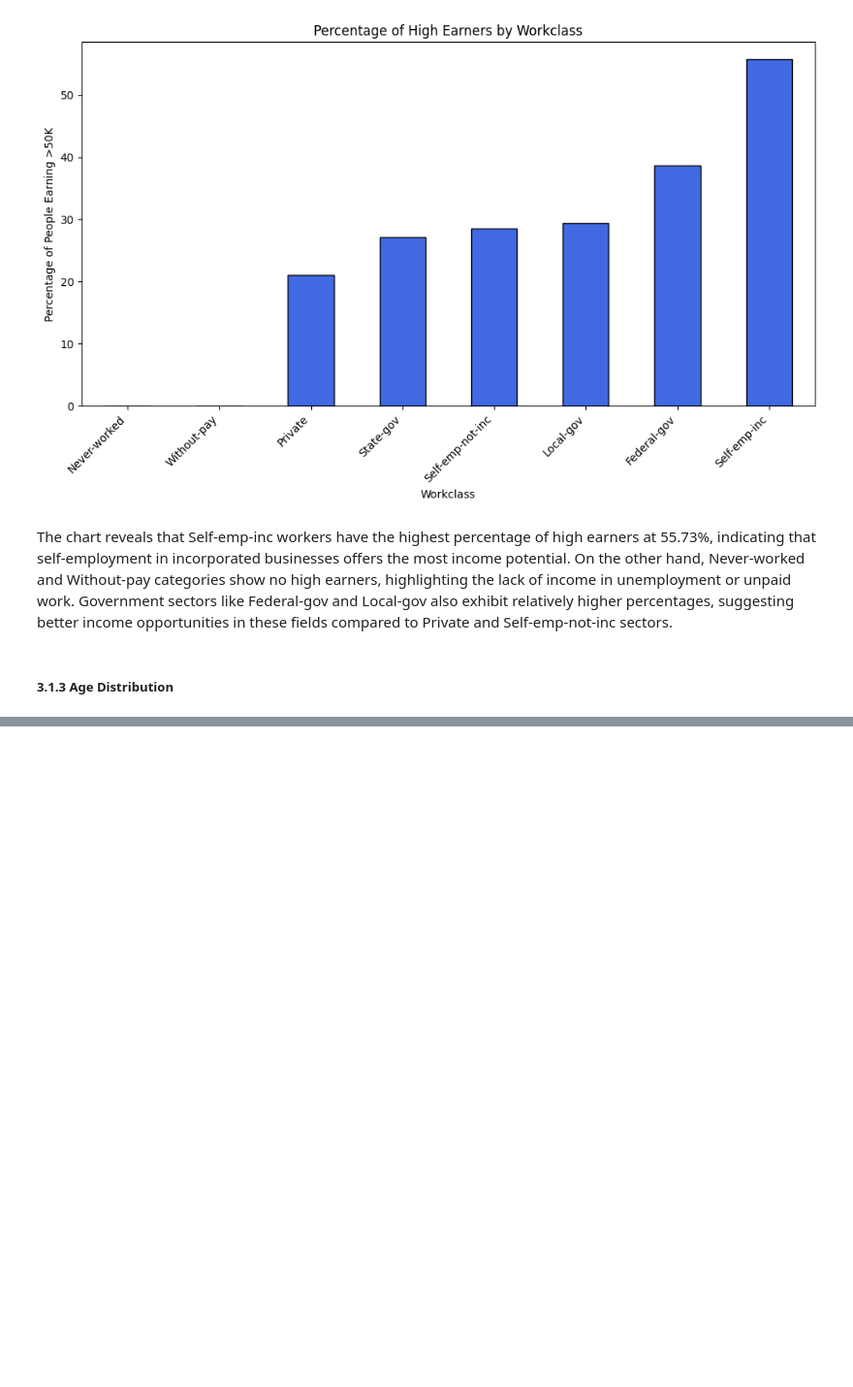
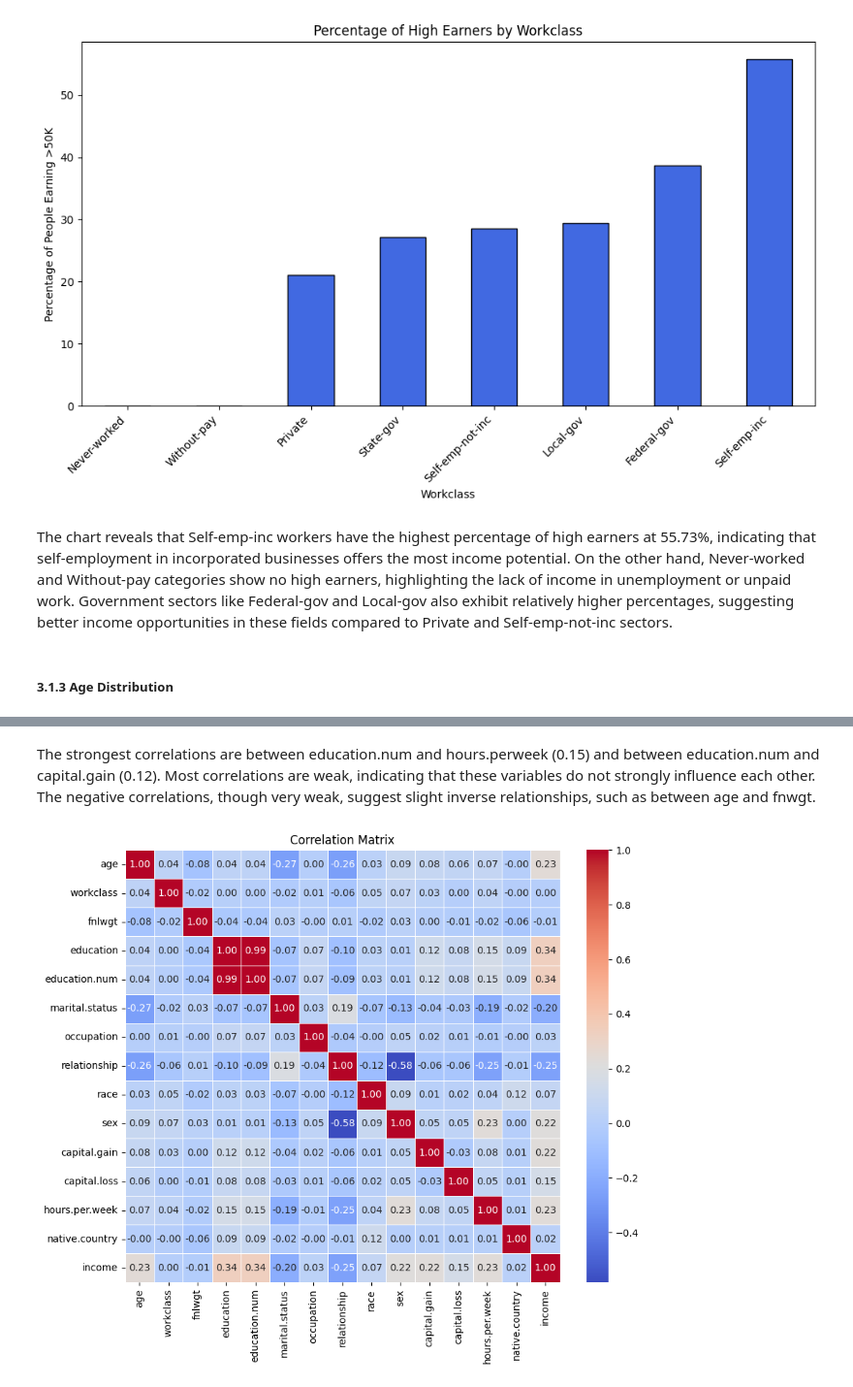
Before and after one commit to logcho/adult-income-analysis, a Jupyter notebook: notebooks/exploration.ipynb, the cells around one changed output, grey strips where cells are left out. Shown at 97% size. Saved outputs shown, nothing was run; the diff lists cells and outputs as text; code cells hidden in the pictures; blank space fills up the shorter version.

```diff
--- a/notebooks/exploration.ipynb
+++ b/notebooks/exploration.ipynb
@@ -349,0 +361,42 @@ plt.show()
+# %% [markdown]
+The strongest correlations are between education.num and hours.perweek (0.15) and between education.num and capital.gain (0.12). Most correlations are weak, indicating that these variables do not strongly influence each other. The negative correlations, though very weak, suggest slight inverse relationships, such as between age and fnwgt.
+# %%
+# Encode the target variable 'income' to numerical format
+df['income'].replace(to_replace=['<=50K', '>50K'], value=[0, 1], inplace=True)
+
+# Define correct education level order from lowest to highest
+education_order = [
+    'Preschool', '1st-4th', '5th-6th', '7th-8th', '9th', '10th', '11th', '12th',
+    'HS-grad', 'Some-college', 'Assoc-acdm', 'Assoc-voc', 'Bachelors',
+    'Masters', 'Prof-school', 'Doctorate'
+]
+
+# Convert 'education' to categorical with the correct order
+df['education'] = pd.Categorical(df['education'], categories=education_order, ordered=True)
+
+# Convert to numerical values based on the defined order
+df['education'] = df['education'].cat.codes
+
+
+# Encode categorical columns into numerical values
+df['workclass'] = df['workclass'].astype('category').cat.codes
+df['education'] = df['education'].astype('category').cat.codes
+df['marital.status'] = df['marital.status'].astype('category').cat.codes
+df['occupation'] = df['occupation'].astype('category').cat.codes
+df['relationship'] = df['relationship'].astype('category').cat.codes
+df['race'] = df['race'].astype('category').cat.codes
+df['sex'] = df['sex'].astype('category').cat.codes
+df['native.country'] = df['native.country'].astype('category').cat.codes
+# Exclude non-numeric columns from the correlation calculation
+numeric_columns = df.select_dtypes(include=['number']).columns
+
+# Calculate the correlation matrix for numeric columns only
+corr_matrix = df[numeric_columns].corr()
+
+# Plot the heatmap
+plt.figure(figsize=(10, 8))
+sns.heatmap(corr_matrix, annot=True, cmap='coolwarm', fmt='.2f', linewidths=0.5)
+plt.title('Correlation Matrix')
+plt.show()
+# %% [output]
+[figure, added]
```
Also changed, not shown: parts of 10 cells of this notebook, 2 other files.
